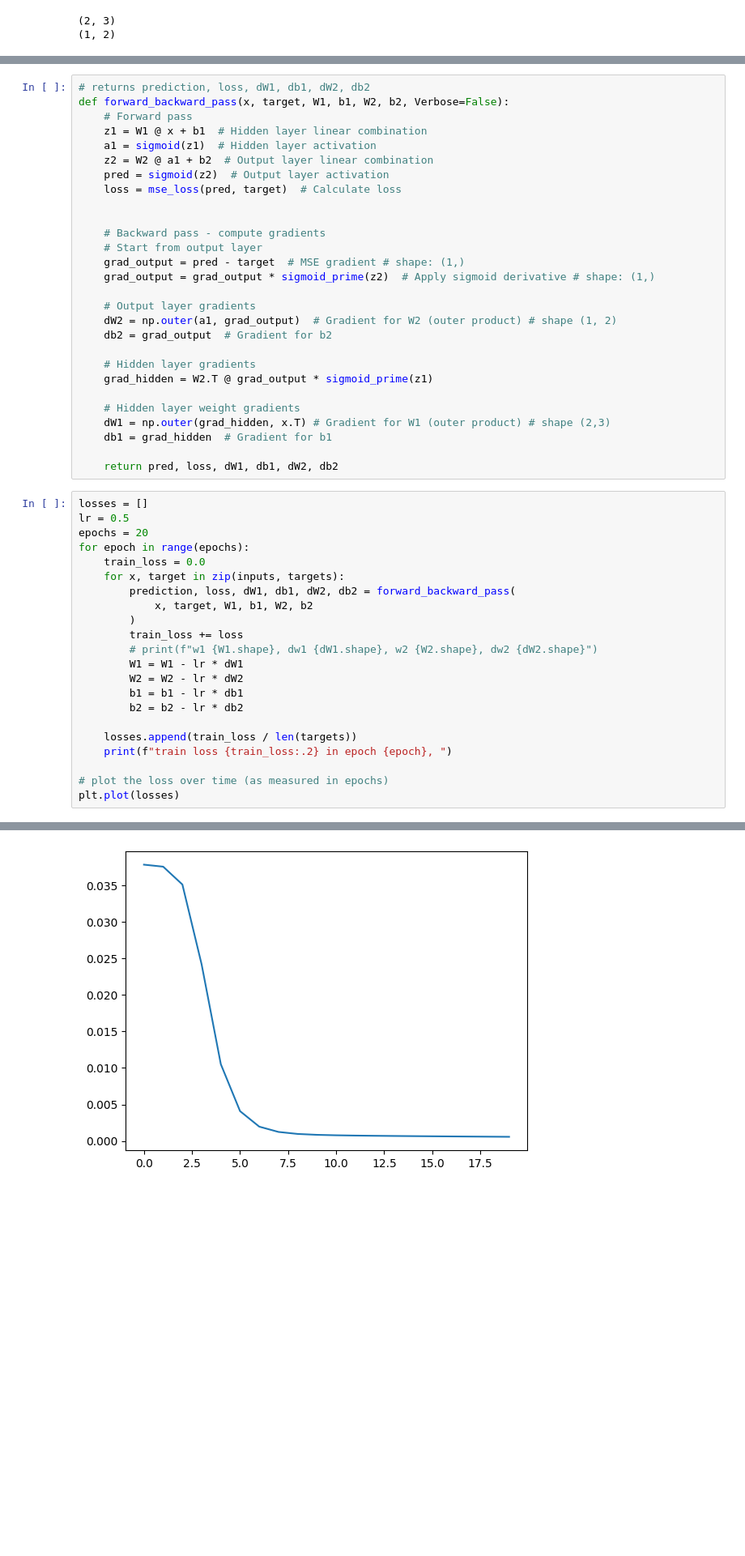
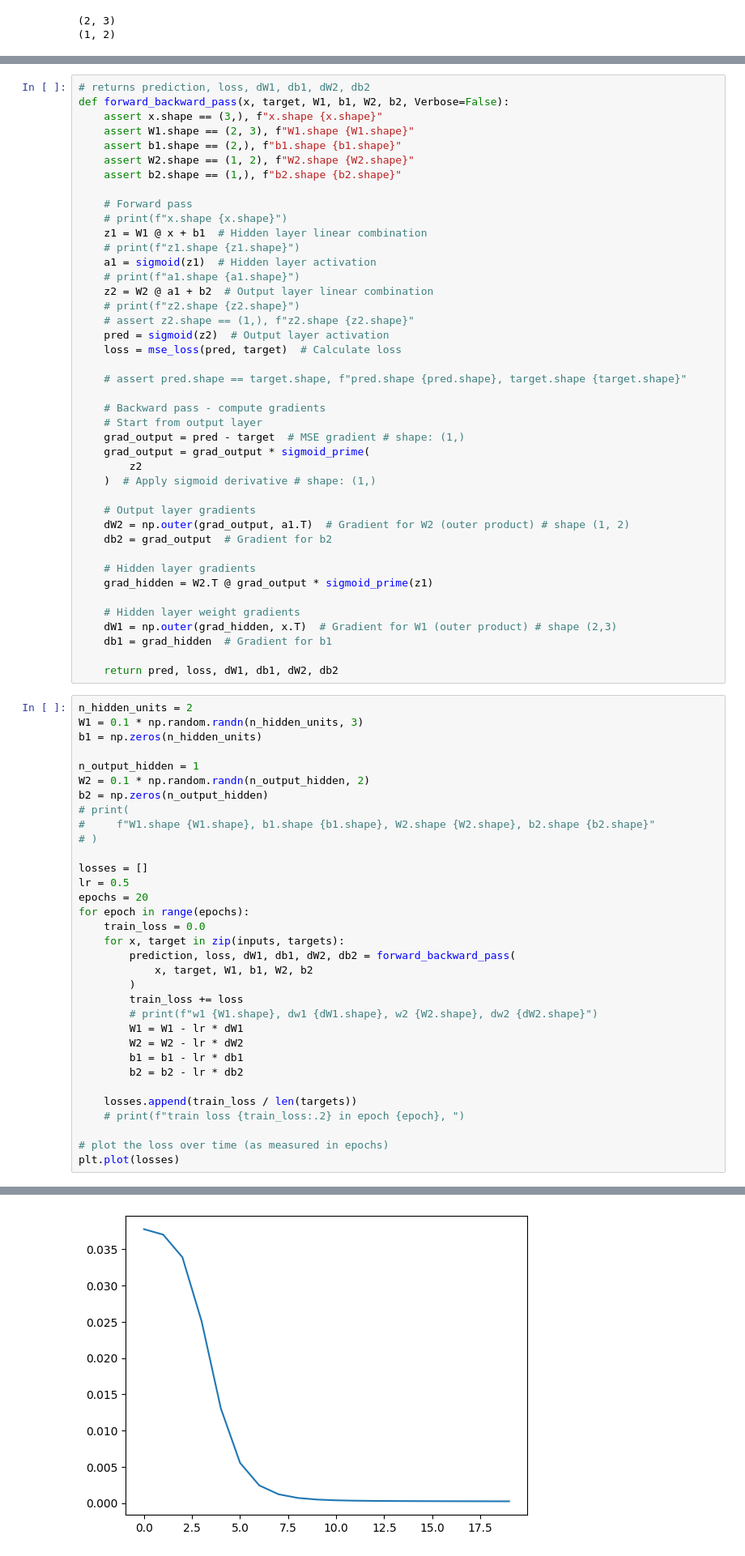
Before and after one commit to saurluca/nip, a Jupyter notebook: lab-06/lab06_mlp.ipynb, the cells around one changed output, grey strips where cells are left out. Shown at 81% size. Drawn from its saved outputs; the diff is of its cells as text; blank space fills up the shorter version.

```diff
--- a/lab-06/lab06_mlp.ipynb
+++ b/lab-06/lab06_mlp.ipynb
@@ -145,32 +128,57 @@ Now train the network! To do so:
 # %%
 # returns prediction, loss, dW1, db1, dW2, db2
 def forward_backward_pass(x, target, W1, b1, W2, b2, Verbose=False):
+    assert x.shape == (3,), f"x.shape {x.shape}"
+    assert W1.shape == (2, 3), f"W1.shape {W1.shape}"
+    assert b1.shape == (2,), f"b1.shape {b1.shape}"
+    assert W2.shape == (1, 2), f"W2.shape {W2.shape}"
+    assert b2.shape == (1,), f"b2.shape {b2.shape}"
+
     # Forward pass
+    # print(f"x.shape {x.shape}")
     z1 = W1 @ x + b1  # Hidden layer linear combination
+    # print(f"z1.shape {z1.shape}")
     a1 = sigmoid(z1)  # Hidden layer activation
+    # print(f"a1.shape {a1.shape}")
     z2 = W2 @ a1 + b2  # Output layer linear combination
+    # print(f"z2.shape {z2.shape}")
+    # assert z2.shape == (1,), f"z2.shape {z2.shape}"
     pred = sigmoid(z2)  # Output layer activation
     loss = mse_loss(pred, target)  # Calculate loss
 
+    # assert pred.shape == target.shape, f"pred.shape {pred.shape}, target.shape {target.shape}"
 
     # Backward pass - compute gradients
     # Start from output layer
     grad_output = pred - target  # MSE gradient # shape: (1,)
-    grad_output = grad_output * sigmoid_prime(z2)  # Apply sigmoid derivative # shape: (1,)
+    grad_output = grad_output * sigmoid_prime(
+        z2
+    )  # Apply sigmoid derivative # shape: (1,)
 
     # Output layer gradients
-    dW2 = np.outer(a1, grad_output)  # Gradient for W2 (outer product) # shape (1, 2)
+    dW2 = np.outer(grad_output, a1.T)  # Gradient for W2 (outer product) # shape (1, 2)
     db2 = grad_output  # Gradient for b2
 
     # Hidden layer gradients
     grad_hidden = W2.T @ grad_output * sigmoid_prime(z1)
 
     # Hidden layer weight gradients
-    dW1 = np.outer(grad_hidden, x.T) # Gradient for W1 (outer product) # shape (2,3)
+    dW1 = np.outer(grad_hidden, x.T)  # Gradient for W1 (outer product) # shape (2,3)
     db1 = grad_hidden  # Gradient for b1
 
     return pred, loss, dW1, db1, dW2, db2
 # %%
+n_hidden_units = 2
+W1 = 0.1 * np.random.randn(n_hidden_units, 3)
+b1 = np.zeros(n_hidden_units)
+
+n_output_hidden = 1
+W2 = 0.1 * np.random.randn(n_output_hidden, 2)
+b2 = np.zeros(n_output_hidden)
+# print(
+#     f"W1.shape {W1.shape}, b1.shape {b1.shape}, W2.shape {W2.shape}, b2.shape {b2.shape}"
+# )
+
 losses = []
 lr = 0.5
 epochs = 20
@@ -188,7 +196,7 @@ for epoch in range(epochs):
         b2 = b2 - lr * db2
 
     losses.append(train_loss / len(targets))
-    print(f"train loss {train_loss:.2} in epoch {epoch}, ")
+    # print(f"train loss {train_loss:.2} in epoch {epoch}, ")
 
 # plot the loss over time (as measured in epochs)
 plt.plot(losses)
@@ -217,4 +205,4 @@ train loss 0.12 in epoch 19,
-[figure, old version]
+[figure, new version]
 # %% [markdown]
 ### Task 3 (optional)
 
```
Also changed, not shown: parts of 7 cells of this notebook, 1 other file.
